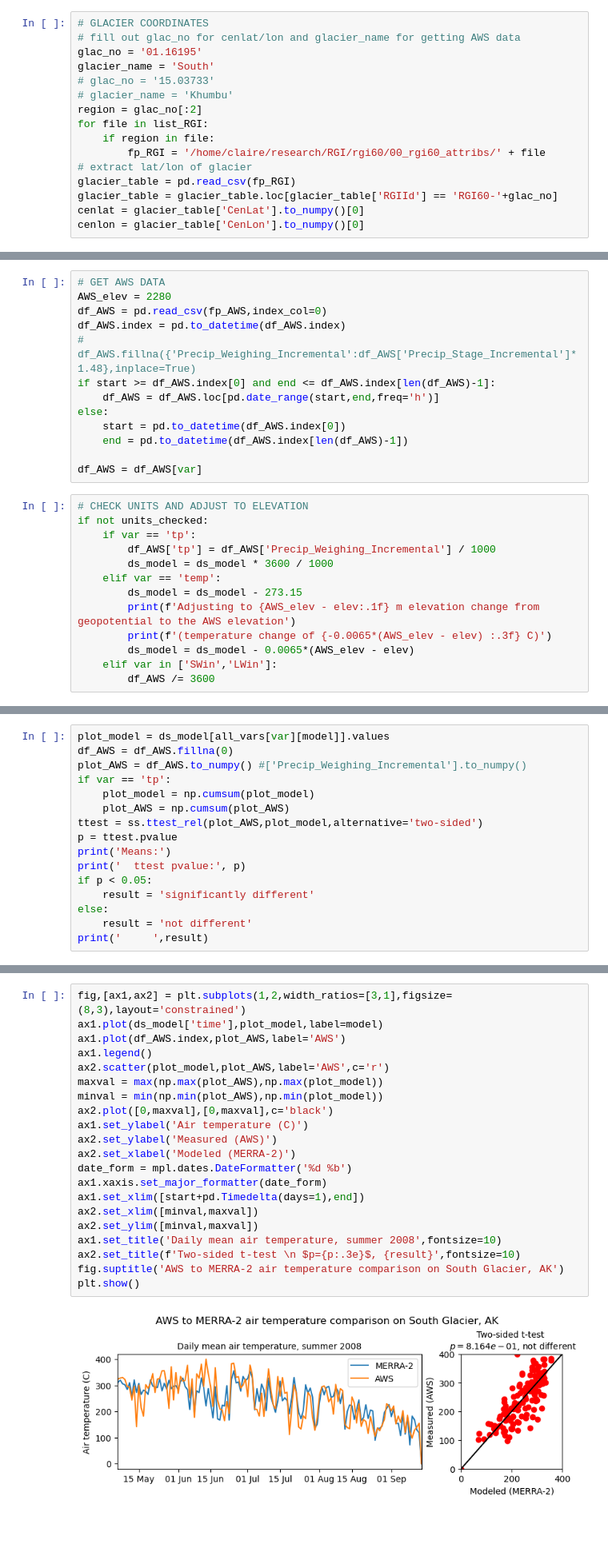
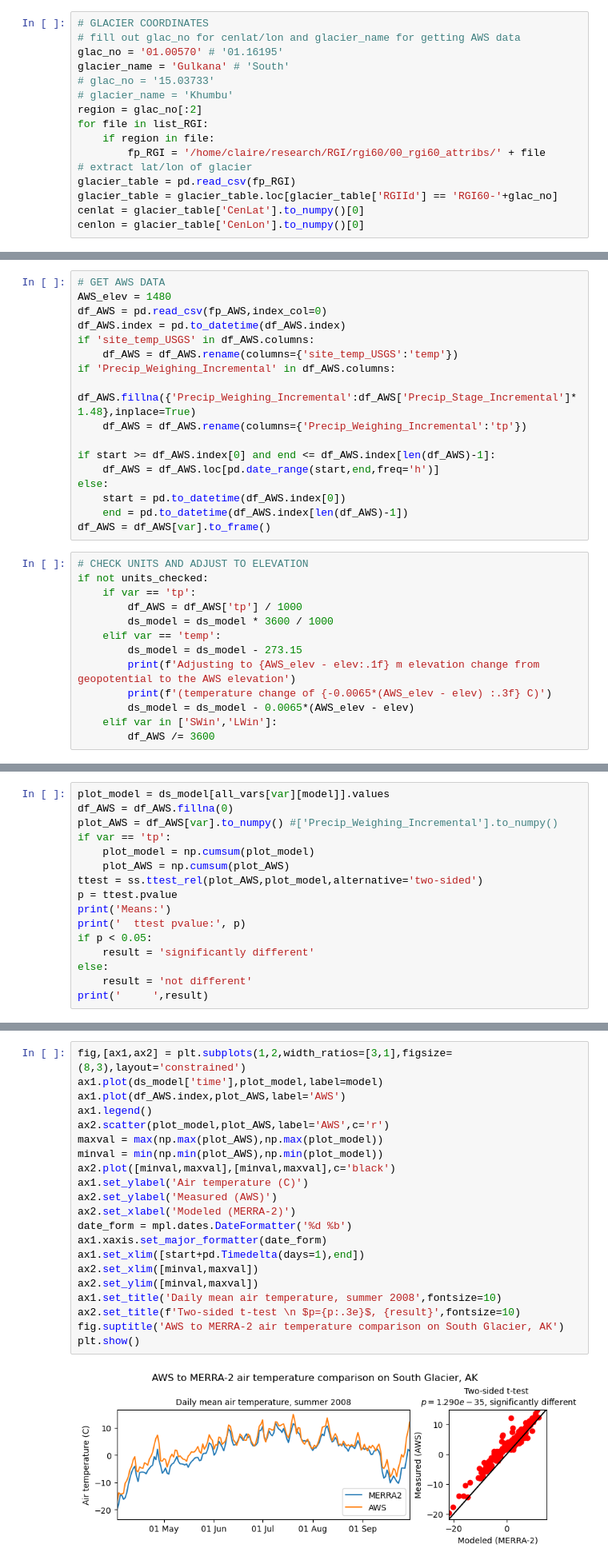
Before and after one commit to clairevwilson/PyGEM-EB, a Jupyter notebook: pygem_eb/processing/climate_plotting.ipynb, the cells around one changed output, grey strips where cells are left out. Shown at 80% size. Cells and saved outputs as stored; diff of their text form; blank space fills up the shorter version.

```diff
--- a/pygem_eb/processing/climate_plotting.ipynb
+++ b/pygem_eb/processing/climate_plotting.ipynb
@@ -42,8 +42,8 @@ list_RGI = os.listdir('/home/claire/research/RGI/rgi60/00_rgi60_attribs/')
 # %%
 # GLACIER COORDINATES
 # fill out glac_no for cenlat/lon and glacier_name for getting AWS data
-glac_no = '01.16195'
-glacier_name = 'South'
+glac_no = '01.00570' # '01.16195'
+glacier_name = 'Gulkana' # 'South'
 # glac_no = '15.03733'
 # glacier_name = 'Khumbu'
 region = glac_no[:2]
@@ -103,22 +103,26 @@ elev = eds[elevname].to_numpy()[0] / 9.81
 ds_model = ds.copy(deep=True)
 # %%
 # GET AWS DATA
-AWS_elev = 2280
+AWS_elev = 1480
 df_AWS = pd.read_csv(fp_AWS,index_col=0)
 df_AWS.index = pd.to_datetime(df_AWS.index)
-# df_AWS.fillna({'Precip_Weighing_Incremental':df_AWS['Precip_Stage_Incremental']*1.48},inplace=True)
+if 'site_temp_USGS' in df_AWS.columns:
+    df_AWS = df_AWS.rename(columns={'site_temp_USGS':'temp'})
+if 'Precip_Weighing_Incremental' in df_AWS.columns:
+    df_AWS.fillna({'Precip_Weighing_Incremental':df_AWS['Precip_Stage_Incremental']*1.48},inplace=True)
+    df_AWS = df_AWS.rename(columns={'Precip_Weighing_Incremental':'tp'})
+
 if start >= df_AWS.index[0] and end <= df_AWS.index[len(df_AWS)-1]:
     df_AWS = df_AWS.loc[pd.date_range(start,end,freq='h')]
 else:
     start = pd.to_datetime(df_AWS.index[0])
     end = pd.to_datetime(df_AWS.index[len(df_AWS)-1])
-
-df_AWS = df_AWS[var]
+df_AWS = df_AWS[var].to_frame()
 # %%
 # CHECK UNITS AND ADJUST TO ELEVATION
 if not units_checked:
     if var == 'tp':
-        df_AWS['tp'] = df_AWS['Precip_Weighing_Incremental'] / 1000
+        df_AWS = df_AWS['tp'] / 1000
         ds_model = ds_model * 3600 / 1000
     elif var == 'temp':
         ds_model = ds_model - 273.15
@@ -182,7 +183,7 @@ Perform two-sided t-test to determine if the means are significantly different
 # %%
 plot_model = ds_model[all_vars[var][model]].values
 df_AWS = df_AWS.fillna(0)
-plot_AWS = df_AWS.to_numpy() #['Precip_Weighing_Incremental'].to_numpy()
+plot_AWS = df_AWS[var].to_numpy() #['Precip_Weighing_Incremental'].to_numpy()
 if var == 'tp':
     plot_model = np.cumsum(plot_model)
     plot_AWS = np.cumsum(plot_AWS)
@@ -200,26 +205,26 @@ Plot comparison
 # %%
 fig,[ax1,ax2] = plt.subplots(1,2,width_ratios=[3,1],figsize=(8,3),layout='constrained')
 ax1.plot(ds_model['time'],plot_model,label=model)
 ax1.plot(df_AWS.index,plot_AWS,label='AWS')
 ax1.legend()
 ax2.scatter(plot_model,plot_AWS,label='AWS',c='r')
 maxval = max(np.max(plot_AWS),np.max(plot_model))
 minval = min(np.min(plot_AWS),np.min(plot_model))
-ax2.plot([0,maxval],[0,maxval],c='black')
+ax2.plot([minval,maxval],[minval,maxval],c='black')
 ax1.set_ylabel('Air temperature (C)')
 ax2.set_ylabel('Measured (AWS)')
 ax2.set_xlabel('Modeled (MERRA-2)')
 date_form = mpl.dates.DateFormatter('%d %b')
 ax1.xaxis.set_major_formatter(date_form)
 ax1.set_xlim([start+pd.Timedelta(days=1),end])
 ax2.set_xlim([minval,maxval])
 ax2.set_ylim([minval,maxval])
 ax1.set_title('Daily mean air temperature, summer 2008',fontsize=10)
 ax2.set_title(f'Two-sided t-test \n $p={p:.3e}$, {result}',fontsize=10)
 fig.suptitle('AWS to MERRA-2 air temperature comparison on South Glacier, AK')
 plt.show()
 # %% [output]
-[figure, old version]
+[figure, new version]
 # %% [markdown]
 ### 3. Temperature bias in MERRA-2
 # %%
```
Also changed, not shown: parts of 7 cells of this notebook, 10 other files.
